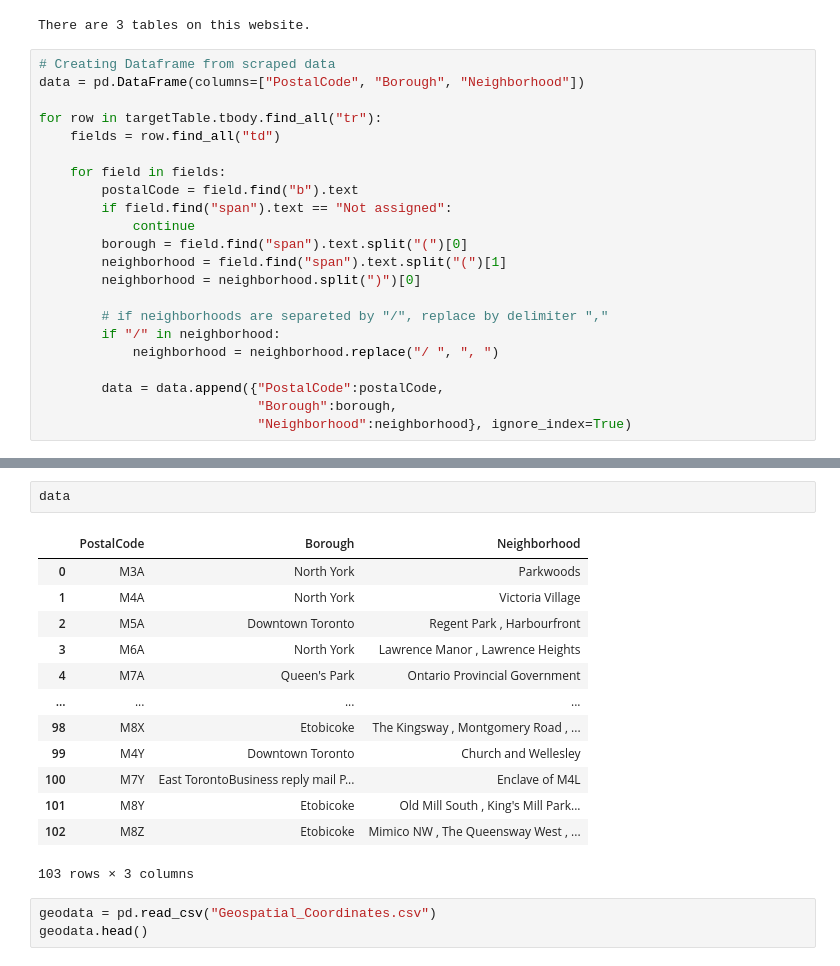
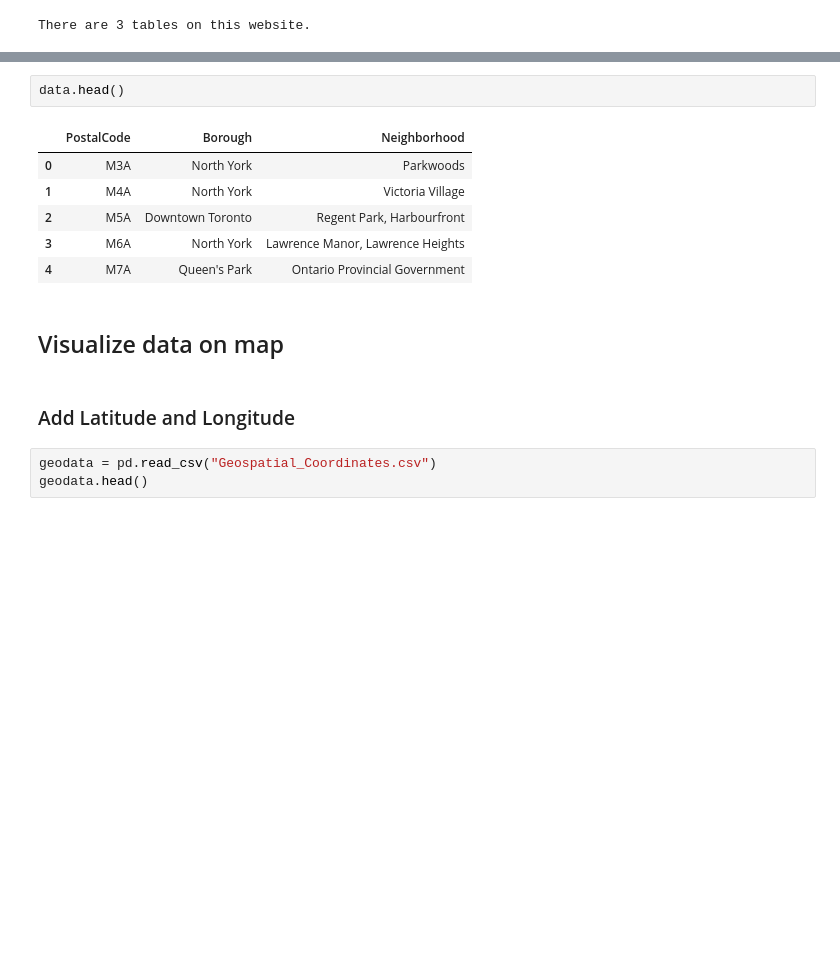
Before and after one commit to TobiasHoefchen/Coursera_Capstone, a Jupyter notebook: Capstone_Project_week5.ipynb, the cells around one changed output, grey strips where cells are left out. Drawn from its saved outputs; the diff is of its cells as text; blank space fills up the shorter version.

```diff
--- a/Capstone_Project_week5.ipynb
+++ b/Capstone_Project_week5.ipynb
@@ -29,25 +32,3 @@ targetTable = tables[0]
 #print(tables[0].prettify())
 # %% [output]
 There are 3 tables on this website.
-# %%
-# Creating Dataframe from scraped data
-data = pd.DataFrame(columns=["PostalCode", "Borough", "Neighborhood"])
-
-for row in targetTable.tbody.find_all("tr"):
-    fields = row.find_all("td")
-
-    for field in fields:
-        postalCode = field.find("b").text
-        if field.find("span").text == "Not assigned":
-            continue
-        borough = field.find("span").text.split("(")[0]
-        neighborhood = field.find("span").text.split("(")[1]
-        neighborhood = neighborhood.split(")")[0]
-
-        # if neighborhoods are separeted by "/", replace by delimiter ","
-        if "/" in neighborhood:
-            neighborhood = neighborhood.replace("/ ", ", ")
-
-        data = data.append({"PostalCode":postalCode,
-                            "Borough":borough,
-                            "Neighborhood":neighborhood}, ignore_index=True)
@@ -54,19 +87,16 @@ for row in targetTable.tbody.find_all("tr"):
 # %%
-data
+data.head()
 # %% [output]
 |  | PostalCode | Borough | Neighborhood |
 | 0 | M3A | North York | Parkwoods |
 | 1 | M4A | North York | Victoria Village |
-| 2 | M5A | Downtown Toronto | Regent Park , Harbourfront |
-| 3 | M6A | North York | Lawrence Manor , Lawrence Heights |
+| 2 | M5A | Downtown Toronto | Regent Park, Harbourfront |
+| 3 | M6A | North York | Lawrence Manor, Lawrence Heights |
 | 4 | M7A | Queen's Park | Ontario Provincial Government |
-| ... | ... | ... | ... |
-| 98 | M8X | Etobicoke | The Kingsway , Montgomery Road , ... |
-| 99 | M4Y | Downtown Toronto | Church and Wellesley |
-| 100 | M7Y | East TorontoBusiness reply mail P... | Enclave of M4L |
-| 101 | M8Y | Etobicoke | Old Mill South , King's Mill Park... |
-| 102 | M8Z | Etobicoke | Mimico NW , The Queensway West , ... |
-103 rows × 3 columns
+# %% [markdown]
+## Visualize data on map
+# %% [markdown]
+### Add Latitude and Longitude
 # %%
 geodata = pd.read_csv("Geospatial_Coordinates.csv")
 geodata.head()
```
Also changed, not shown: parts of 26 cells of this notebook, 2 other files.
